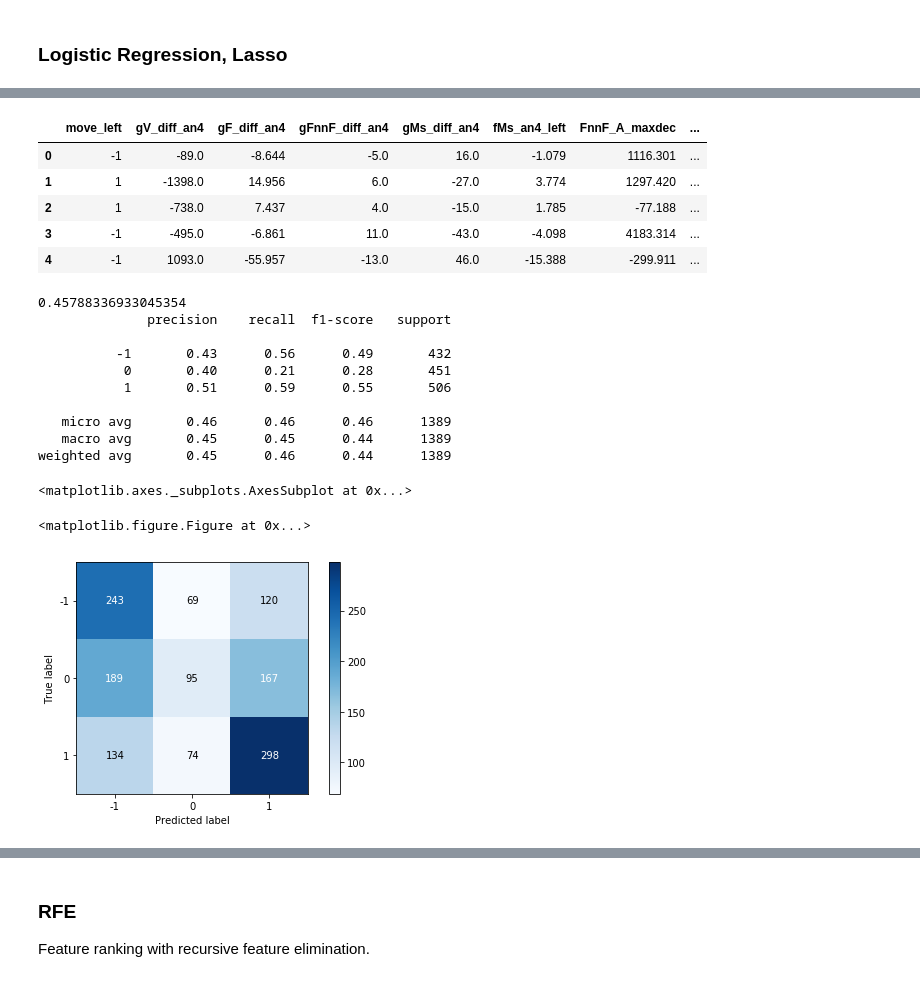
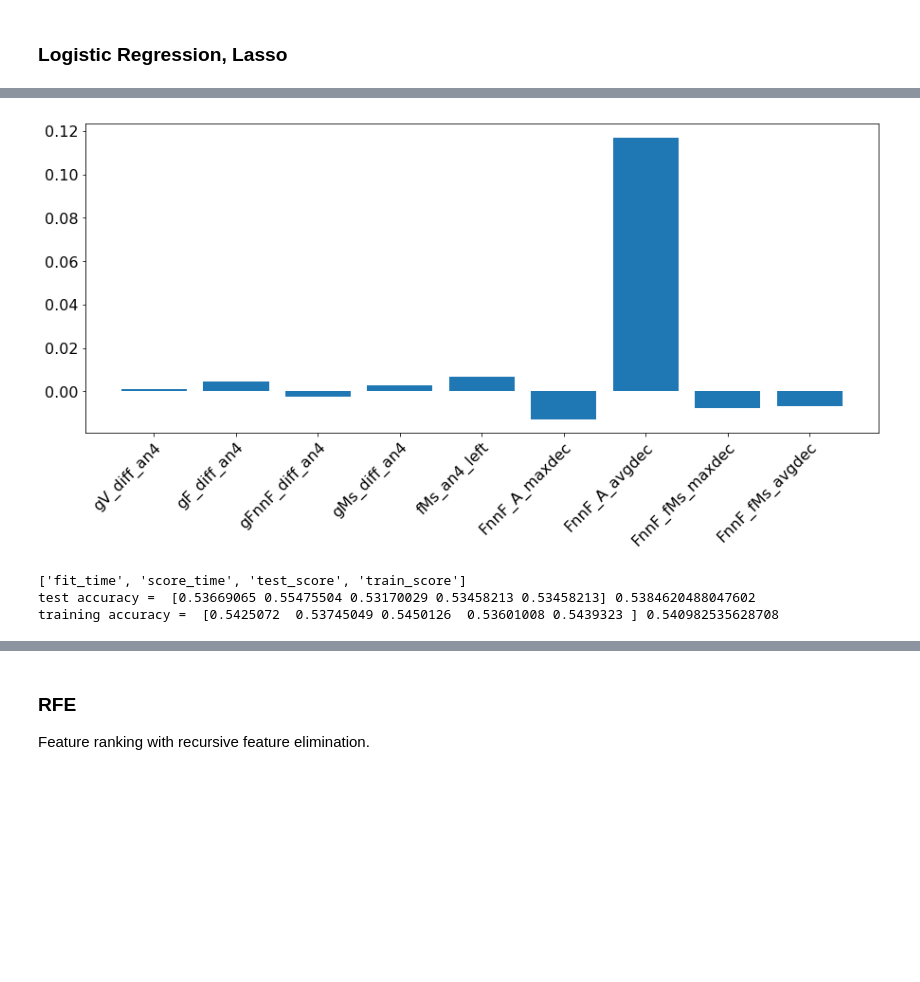
Before and after one commit to xiaotingz/Matlab, a Jupyter notebook: Grain Tracking/ClassificationModels.ipynb, the cells around one changed output, grey strips where cells are left out. Saved outputs shown, nothing was run; the diff lists cells and outputs as text; code cells hidden in the pictures; blank space fills up the shorter version.

```diff
--- a/Grain Tracking/ClassificationModels.ipynb
+++ b/Grain Tracking/ClassificationModels.ipynb
@@ -379,8 +526,14 @@ accuracy:  0.5112792689891491
+# %%
+# weighted_coeffs = np.std(X, 0).T*logi_reg.coef_[2,:]
+# weighted_coeffs = np.std(X, 0).T*logi_reg.coef_[0,:]
+plotFeatureImportance(logi_reg.coef_[0,:], X.columns, title='logi_reg_mig_sign_featureImportance')
+np.savetxt('_coefs.txt', logi_reg.coef_[0,:], delimiter=',')
+np.savetxt('_feature_names.txt', X.columns, delimiter=',', fmt='%20s')
+# %% [output]
+[figure, added]
 # %%
-from sklearn.linear_model import LogisticRegression
-
-y = energy_grad.iloc[:, 0]
-X = energy_grad.iloc[:, 1:]
+# y = energy_grad.iloc[:, 0]
+# X = energy_grad.iloc[:, 1:]
 # X = pd.concat([energy_grad.iloc[:, 1:], geo_topo.iloc[:,:3]], axis=1)
 # X = pd.concat([energy_grad.iloc[:, 1:6], geo_topo.iloc[:,:6]], axis=1)
 # # X = X[['gV_diff_an4', 'fMs_an4']]
@@ -396,7 +549,7 @@ X = energy_grad.iloc[:, 1:]
 
 
 # logi_reg = LogisticRegression(penalty='l1', solver='saga', multi_class='multinomial', max_iter=3000, C=0.01)
-logi_reg = LogisticRegression(penalty='l1', solver='liblinear', max_iter=1000, C=0.01)
+# logi_reg = LogisticRegression(penalty='l1', solver='liblinear', max_iter=1000, C=0.01)
 
 # logi_reg.fit(X, y)
 # print logi_reg.coef_
@@ -404,45 +557,11 @@ logi_reg = LogisticRegression(penalty='l1', solver='liblinear', max_iter=1000, C
 # print 'accuracy: ', logi_reg.score(X, y)
 
 
-# cv_results = cross_validate(logi_reg, X, y, cv=5, return_train_score=True)
-# print sorted(cv_results.keys())
-# print 'test accuracy = ', cv_results['test_score'], cv_results['test_score'].mean()
-# print 'training accuracy = ', cv_results['train_score'], cv_results['train_score'].mean()
+cv_results = cross_validate(logi_reg, data.iloc[:, 1:], data.iloc[:,0], cv=5, return_train_score=True)
+print sorted(cv_results.keys())
+print 'test accuracy = ', cv_results['test_score'], cv_results['test_score'].mean()
+print 'training accuracy = ', cv_results['train_score'], cv_results['train_score'].mean()
+# %% [output]
+['fit_time', 'score_time', 'test_score', 'train_score']
+test accuracy =  [0.53669065 0.55475504 0.53170029 0.53458213 0.53458213] 0.5384620488047602
+training accuracy =  [0.5425072  0.53745049 0.5450126  0.53601008 0.5439323 ] 0.540982535628708
-# %%
-energy_grad.head(5)
-# geo_topo.head(5)
-# %% [output]
-|  | move_left | gV_diff_an4 | gF_diff_an4 | gFnnF_diff_an4 | gMs_diff_an4 | fMs_an4_left | FnnF_A_maxdec | ... |
-| 0 | -1 | -89.0 | -8.644 | -5.0 | 16.0 | -1.079 | 1116.301 | ... |
-| 1 | 1 | -1398.0 | 14.956 | 6.0 | -27.0 | 3.774 | 1297.420 | ... |
-| 2 | 1 | -738.0 | 7.437 | 4.0 | -15.0 | 1.785 | -77.188 | ... |
-| 3 | -1 | -495.0 | -6.861 | 11.0 | -43.0 | -4.098 | 4183.314 | ... |
-| 4 | -1 | 1093.0 | -55.957 | -13.0 | 46.0 | -15.388 | -299.911 | ... |
-# %%
-y = energy_grad.iloc[:, 0]
-X = energy_grad.iloc[:, 1:]
-X_train, X_test, y_train, y_test = train_test_split(X, y, test_size=0.2, random_state=0)
-logi_reg.fit(X_train, y_train)
-
-X = X_test
-y_true = y_test
-y_pred = logi_reg.predict(X)
-
-plt.figure(0)
-print logi_reg.score(X, y_true)
-print classification_report(y_true, y_pred)
-plotConfusionMatrix(y_true, y_pred, ['-1', '0', '1'], normalize=False, rotate_xlabel=False, title='logi_reg_mig_sign_conf')
-# %% [output]
-0.45788336933045354
-              precision    recall  f1-score   support
-
-          -1       0.43      0.56      0.49       432
-           0       0.40      0.21      0.28       451
-           1       0.51      0.59      0.55       506
-
-   micro avg       0.46      0.46      0.46      1389
-   macro avg       0.45      0.45      0.44      1389
-weighted avg       0.45      0.46      0.44      1389
-<matplotlib.axes._subplots.AxesSubplot at 0x...>
-<matplotlib.figure.Figure at 0x...>
-[figure, removed]
```
Also changed, not shown: parts of 17 cells of this notebook, 22 other files.
